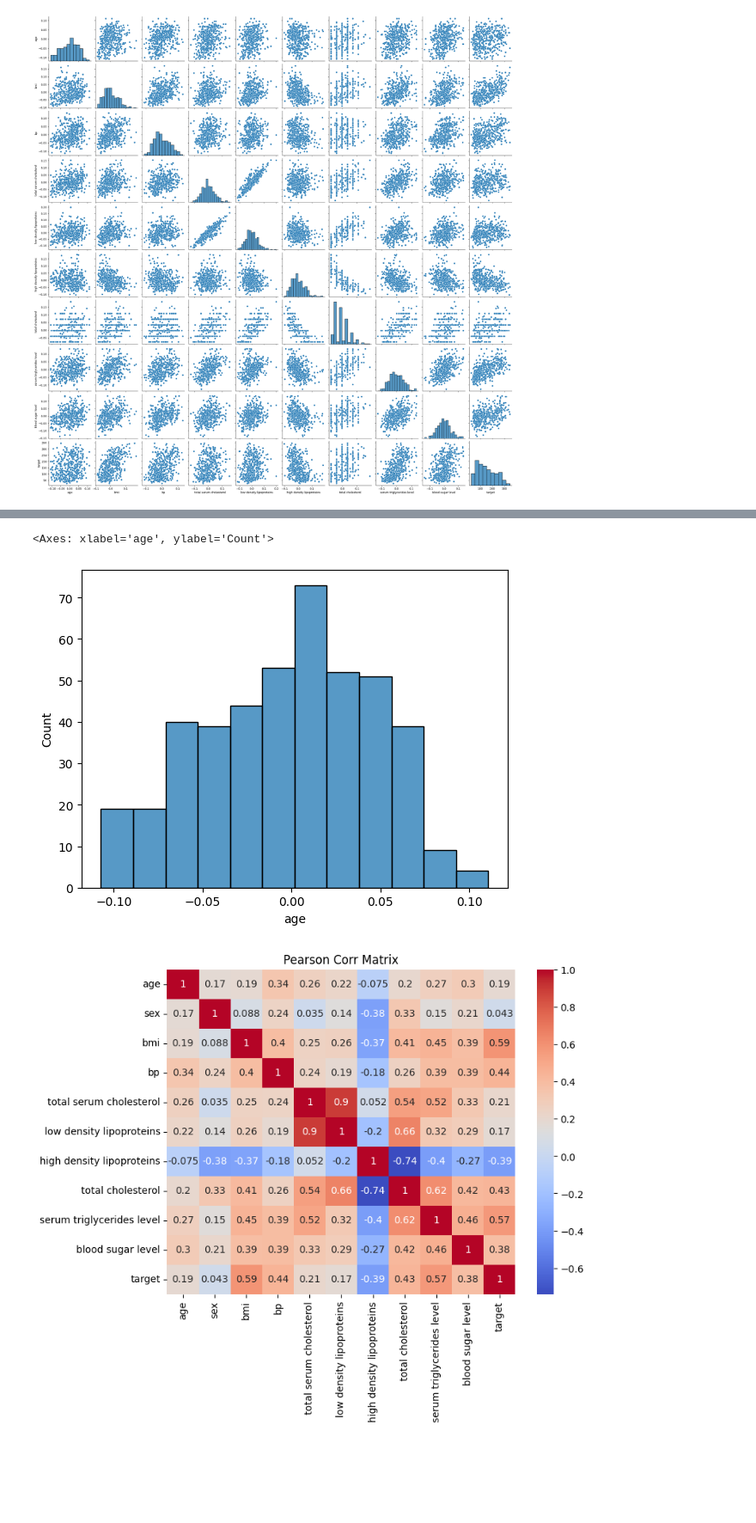
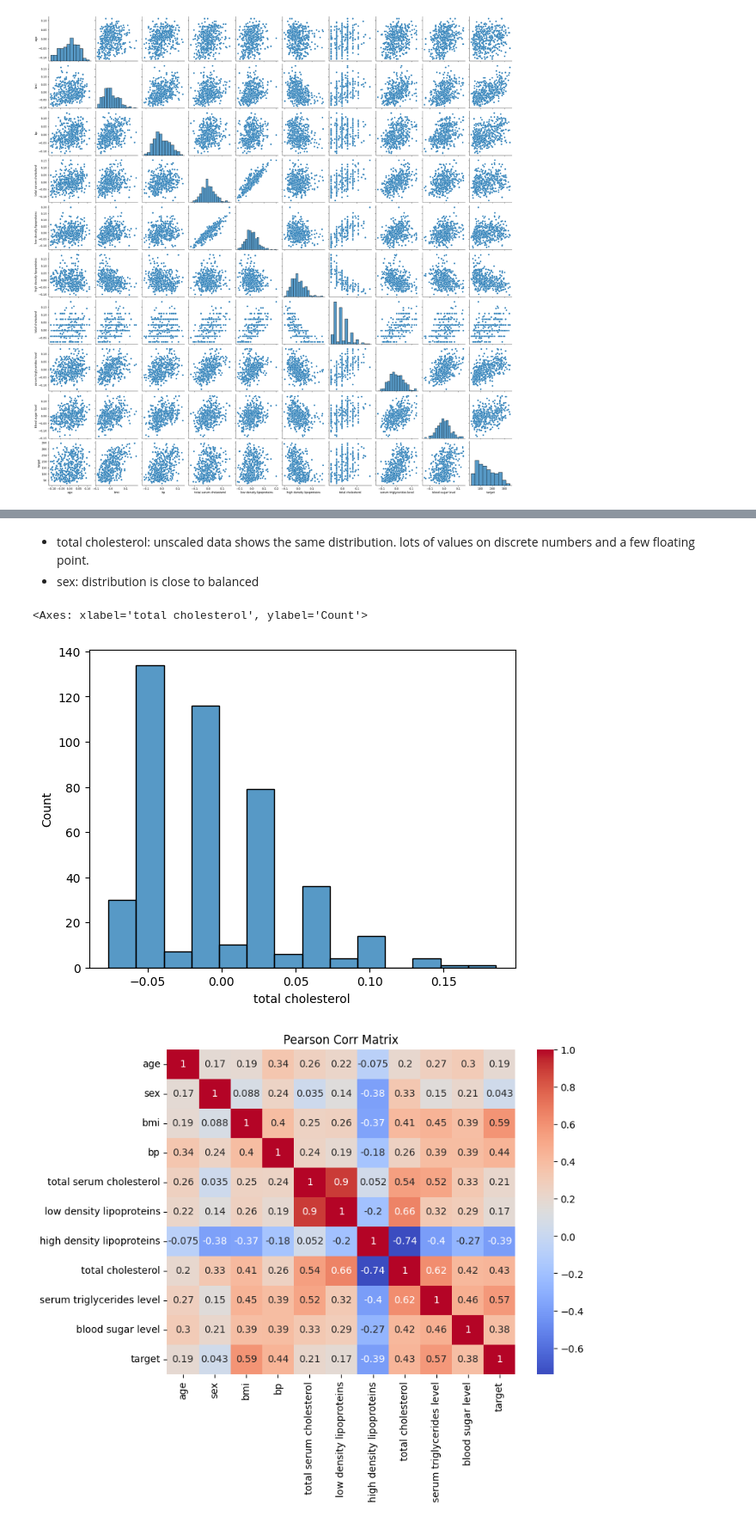
Before and after one commit to mglissmann/09_17_2024, a Jupyter notebook: diabetes_progression.ipynb, the cells around one changed output, grey strips where cells are left out. Shown at 86% size. Saved outputs shown, nothing was run; the diff lists cells and outputs as text; code cells hidden in the pictures; blank space fills up the shorter version.

```diff
--- a/diabetes_progression.ipynb
+++ b/diabetes_progression.ipynb
@@ -128,8 +145,11 @@ Scatter Plots:
+# %% [markdown]
+- total cholesterol: unscaled data shows the same distribution. lots of values on discrete numbers and a few floating point.
+- sex: distribution is close to balanced
 # %%
-sns.histplot(x=X['age'], stat='count', bins='auto')
+sns.histplot(x=X['total cholesterol'], stat='count', bins='auto')
 # %% [output]
-<Axes: xlabel='age', ylabel='Count'>
+<Axes: xlabel='total cholesterol', ylabel='Count'>
-[figure, old version]
+[figure, new version]
 # %%
 plt.figure(figsize=(8,6))
 sns.heatmap(
```
Also changed, not shown: parts of 15 cells of this notebook.
